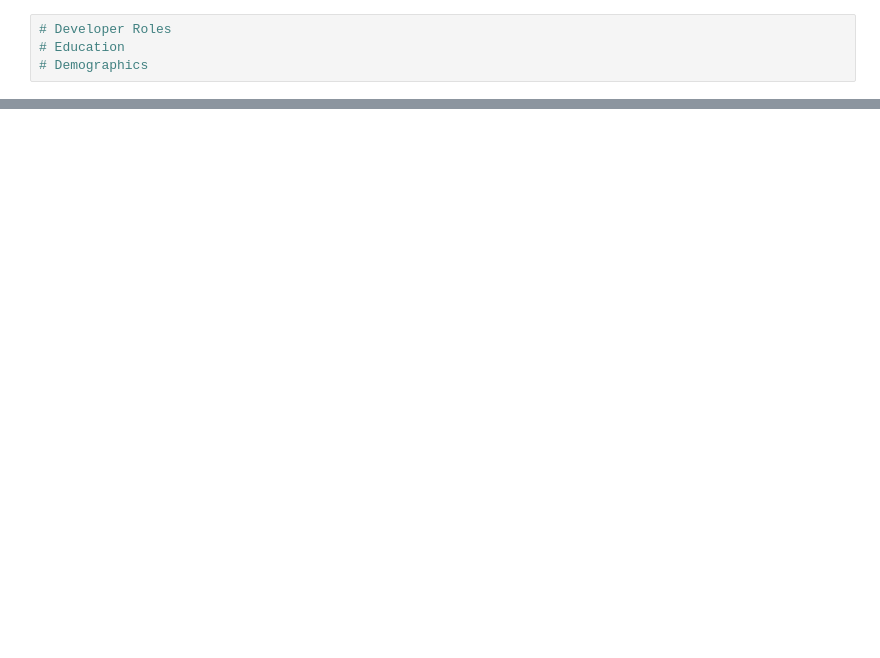
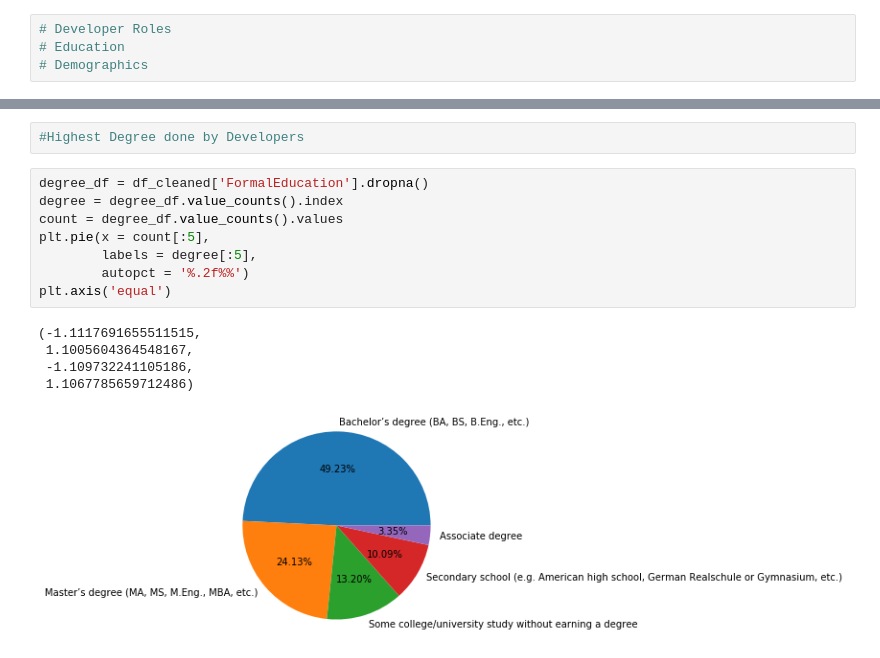
Before and after one commit to kuldeepemol/tech-nerds, a Jupyter notebook: analysis.ipynb, the cells around one changed output, grey strips where cells are left out. Drawn from its saved outputs; the diff is of its cells as text; blank space fills up the shorter version.

```diff
--- a/analysis.ipynb
+++ b/analysis.ipynb
@@ -35,0 +110,16 @@ print(dev_role)
+# %%
+#Highest Degree done by Developers
+# %%
+degree_df = df_cleaned['FormalEducation'].dropna()
+degree = degree_df.value_counts().index
+count = degree_df.value_counts().values
+plt.pie(x = count[:5],
+        labels = degree[:5],
+        autopct = '%.2f%%')
+plt.axis('equal')
+# %% [output]
+(-1.1117691655511515,
+ 1.1005604364548167,
+ -1.109732241105186,
+ 1.1067785659712486)
+[figure, added]
```
Also changed, not shown: parts of 15 cells of this notebook.
